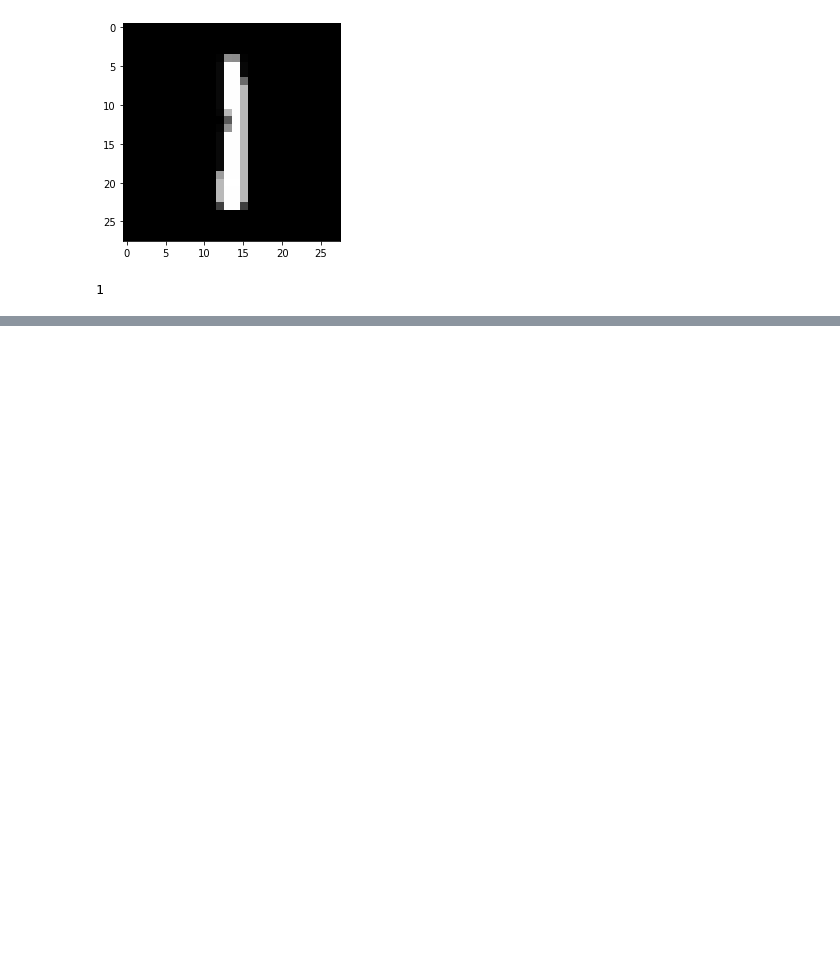
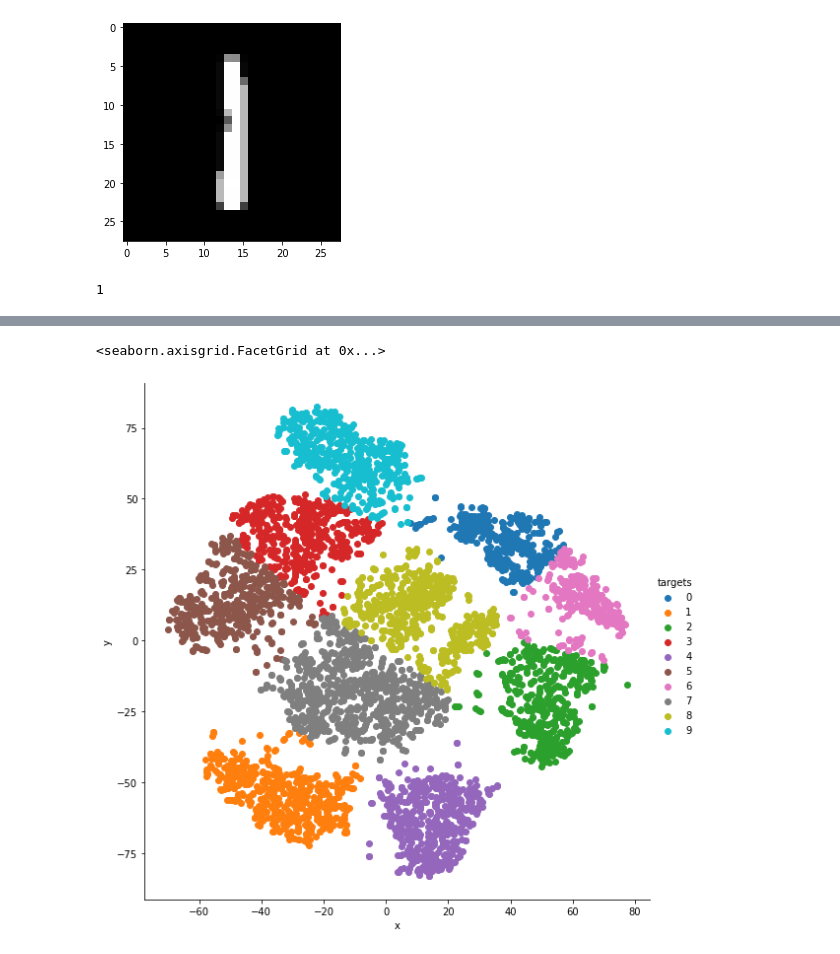
Before and after one commit to parikshitsaikia1619/Approaching-any-machine-learning-problem, a Jupyter notebook: Ch1_Supervised_vs_Unsupervised/Mnist Unsupervised.ipynb, the cells around one changed output, grey strips where cells are left out. Cells and saved outputs as stored; diff of their text form; code cells hidden in the pictures; blank space fills up the shorter version.

```diff
--- a/Ch1_Supervised_vs_Unsupervised/Mnist Unsupervised.ipynb
+++ b/Ch1_Supervised_vs_Unsupervised/Mnist Unsupervised.ipynb
@@ -85,0 +84,6 @@ grid.map(plt.scatter,"x","y").add_legend()
+# %%
+from sklearn.cluster import KMeans
+kmeans = KMeans(n_clusters=10, random_state=0).fit(transformed_data)
+# %%
+tsne_df = pd.DataFrame(np.column_stack((transformed_data,kmeans.labels_)),columns=["x","y","targets"])
+tsne_df.loc[:,"targets"] = tsne_df.targets.astype(int)
@@ -85,0 +99,6 @@ grid.map(plt.scatter,"x","y").add_legend()
+# %%
+grid = sns.FacetGrid(tsne_df,hue="targets",size=8)
+grid.map(plt.scatter,"x","y").add_legend()
+# %% [output]
+<seaborn.axisgrid.FacetGrid at 0x...>
+[figure, added]
```
Also changed, not shown: parts of 4 cells of this notebook, 2 other files.
